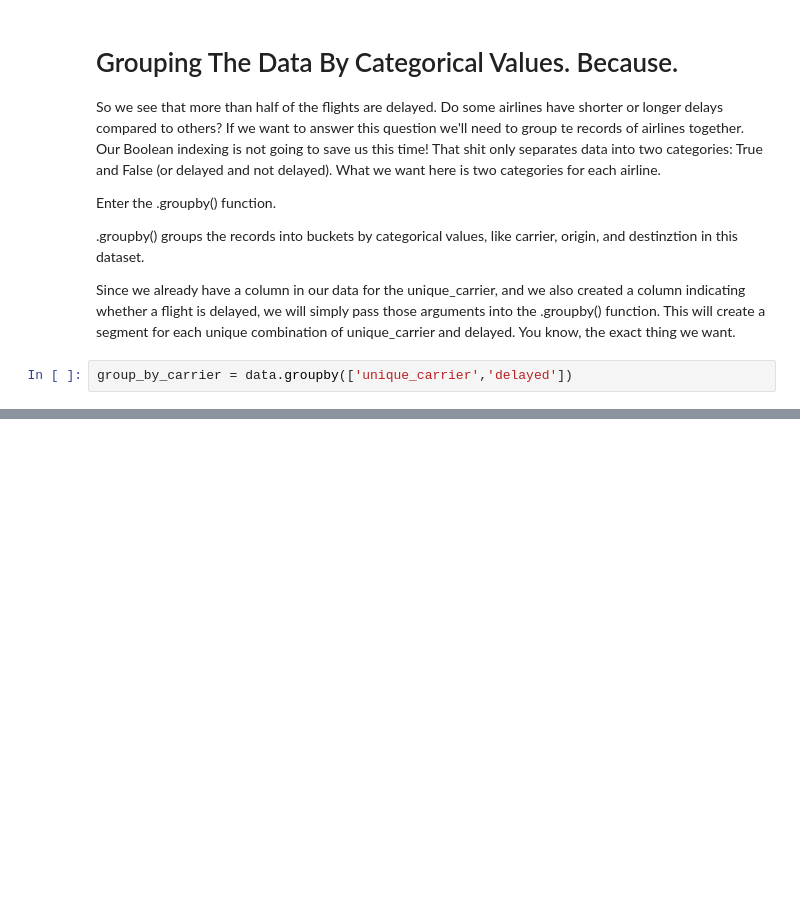
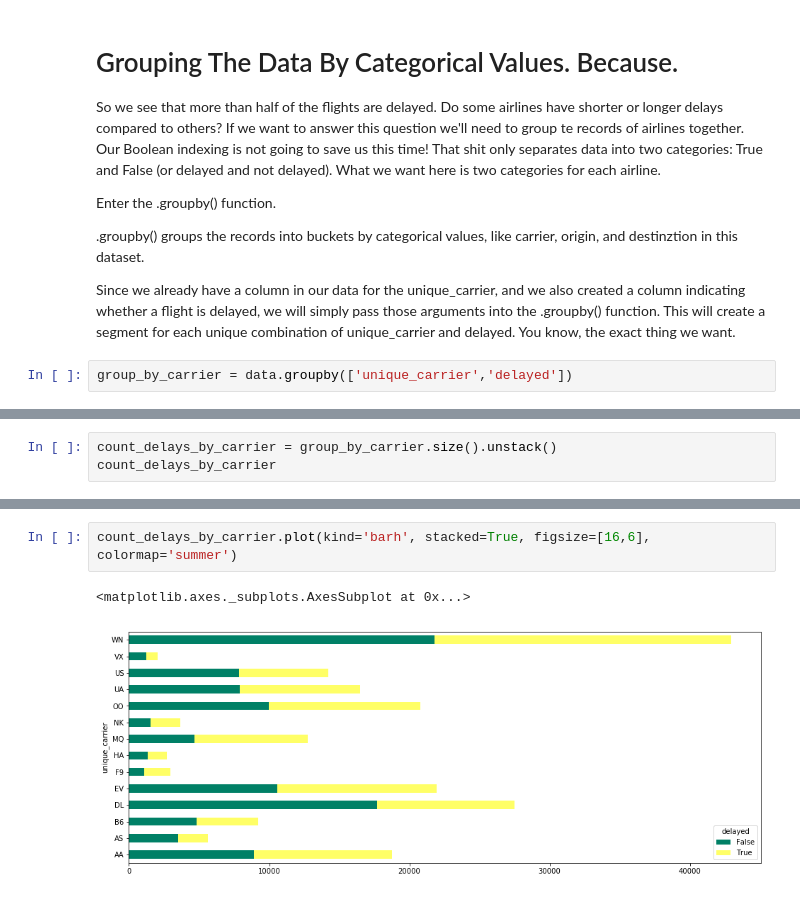
Before and after one commit to nellac77/gitfunkhouse, a Jupyter notebook: mode/Python Basics.ipynb, the cells around one changed output, grey strips where cells are left out. Cells and saved outputs as stored; diff of their text form; blank space fills up the shorter version.

Commit message:
Add more examples in the groupong section and pivot table examples

```diff
--- a/mode/Python Basics.ipynb
+++ b/mode/Python Basics.ipynb
@@ -1344,0 +1382,3 @@ group_by_carrier = data.groupby(['unique_carrier','delayed'])
+# %%
+count_delays_by_carrier = group_by_carrier.size().unstack()
+count_delays_by_carrier
@@ -1344,0 +1424,5 @@ group_by_carrier = data.groupby(['unique_carrier','delayed'])
+# %%
+count_delays_by_carrier.plot(kind='barh', stacked=True, figsize=[16,6], colormap='summer')
+# %% [output]
+<matplotlib.axes._subplots.AxesSubplot at 0x...>
+[figure, added]
```
Also changed, not shown: parts of 41 cells of this notebook.
